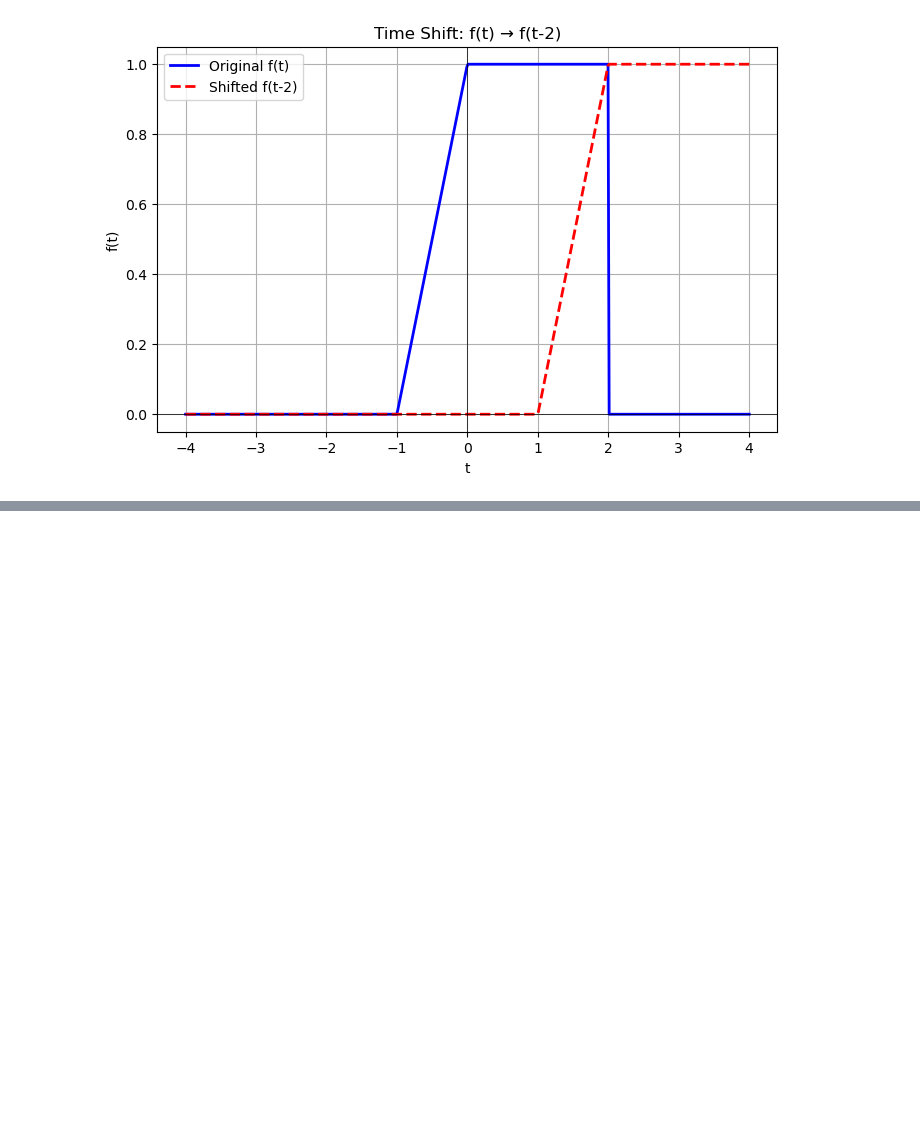
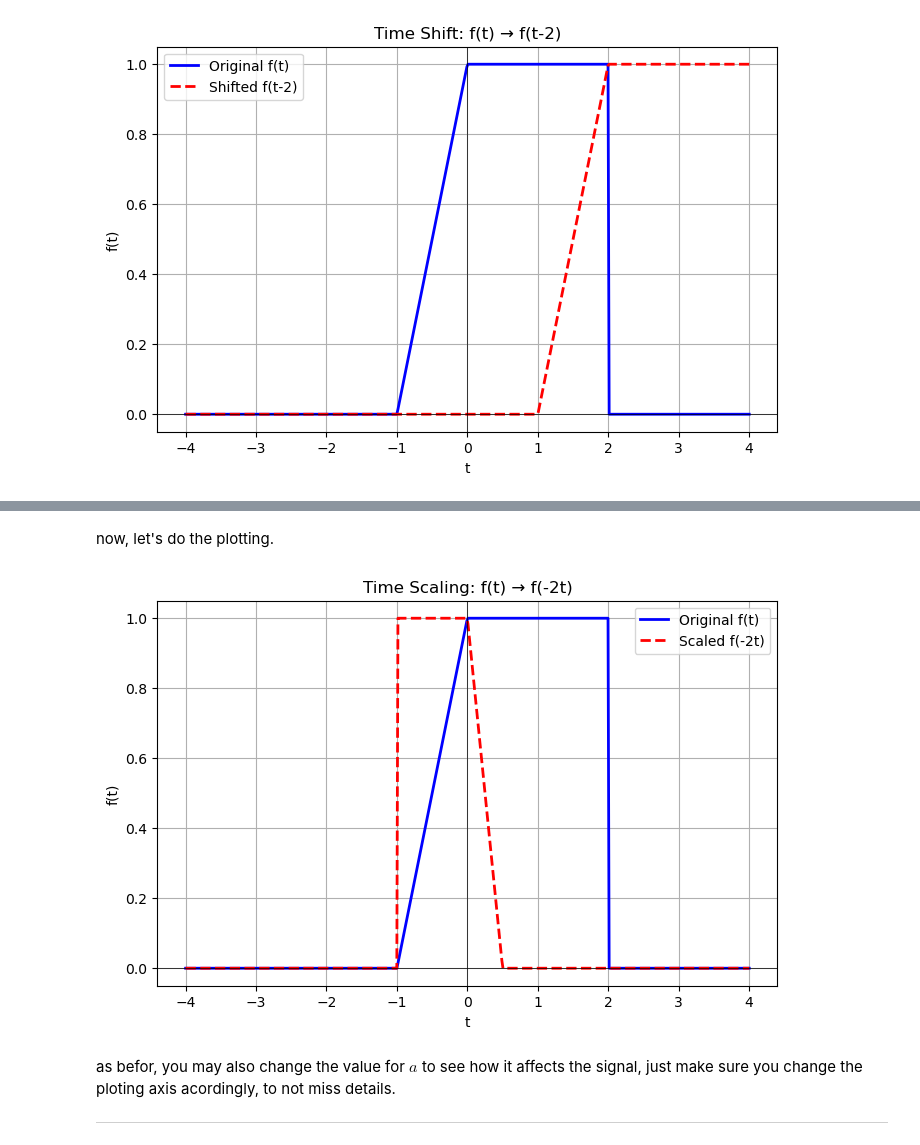
Before and after one commit to AmirHossienAfshar/signals-and-systems, a Jupyter notebook: independent_variable_transformation.ipynb, the cells around one changed output, grey strips where cells are left out. Saved outputs shown, nothing was run; the diff lists cells and outputs as text; code cells hidden in the pictures; blank space fills up the shorter version.

```diff
--- a/independent_variable_transformation.ipynb
+++ b/independent_variable_transformation.ipynb
@@ -136,0 +199,36 @@ $t_0$ value to check
+# %%
+def time_scaler(f, t_values, a):
+    """Scales the function f(t) by factor a, resulting in f(at)"""
+    return np.array([f(a * t) for t in t_values])
+# %% [markdown]
+now, let's do the plotting.
+# %%
+t_values = np.linspace(-4, 4, 500)
+
+# Compute original and scaled function values
+f_values = np.array([base_function(t) for t in t_values])
+
+# Example scaling factors
+a = -2  # Compression (f(2t))
+scaled_f_values = time_scaler(base_function, t_values, a)
+
+# Plot both functions
+plt.figure(figsize=(8, 5))
+plt.plot(t_values, f_values, label="Original f(t)", linewidth=2, color="blue")
+plt.plot(t_values, scaled_f_values, label=f"Scaled f({a}t)", linestyle="dashed", linewidth=2, color="red")
+
+# Labels and grid
+plt.xlabel("t")
+plt.ylabel("f(t)")
+plt.title(f"Time Scaling: f(t) → f({a}t)")
+plt.grid(True)
+plt.axhline(0, color='black', linewidth=0.5)
+plt.axvline(0, color='black', linewidth=0.5)
+plt.legend()
+plt.show()
+# %% [output]
+[figure, added]
+# %% [markdown]
+as befor, you may also change the value for $a$ to see how it affects the signal, just make sure you change the ploting axis acordingly, to not miss details.
+
+---
```
Also changed, not shown: parts of 13 cells of this notebook.
